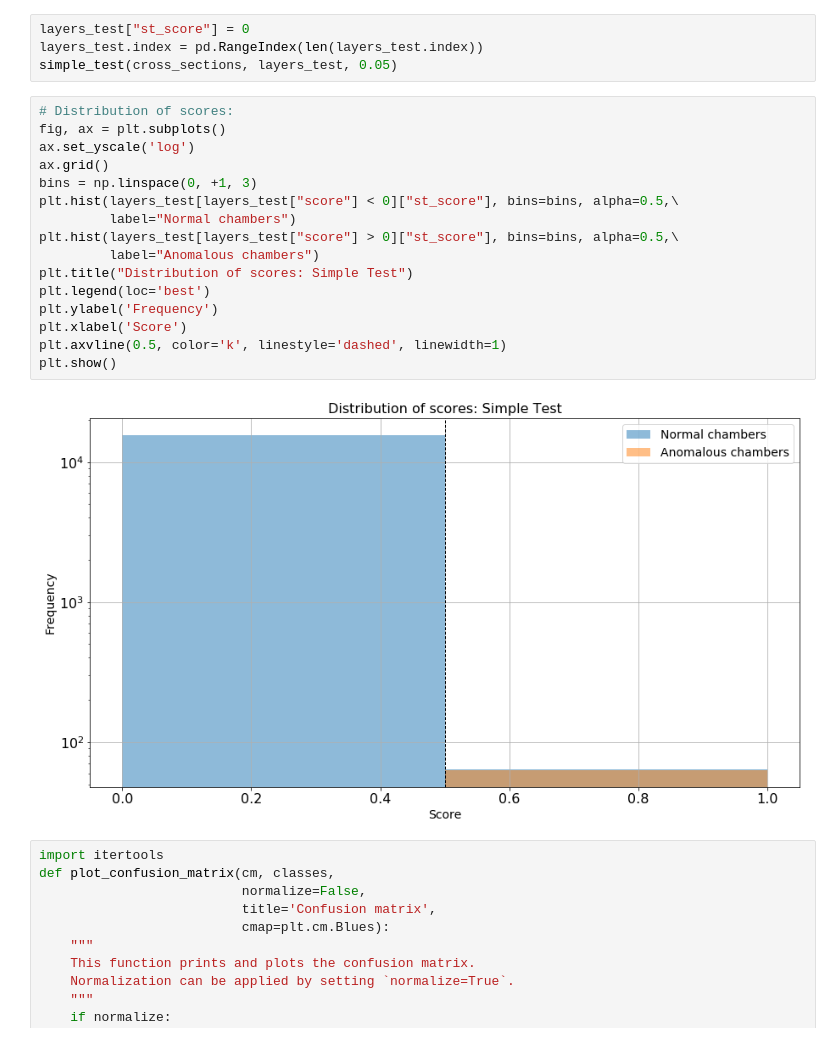
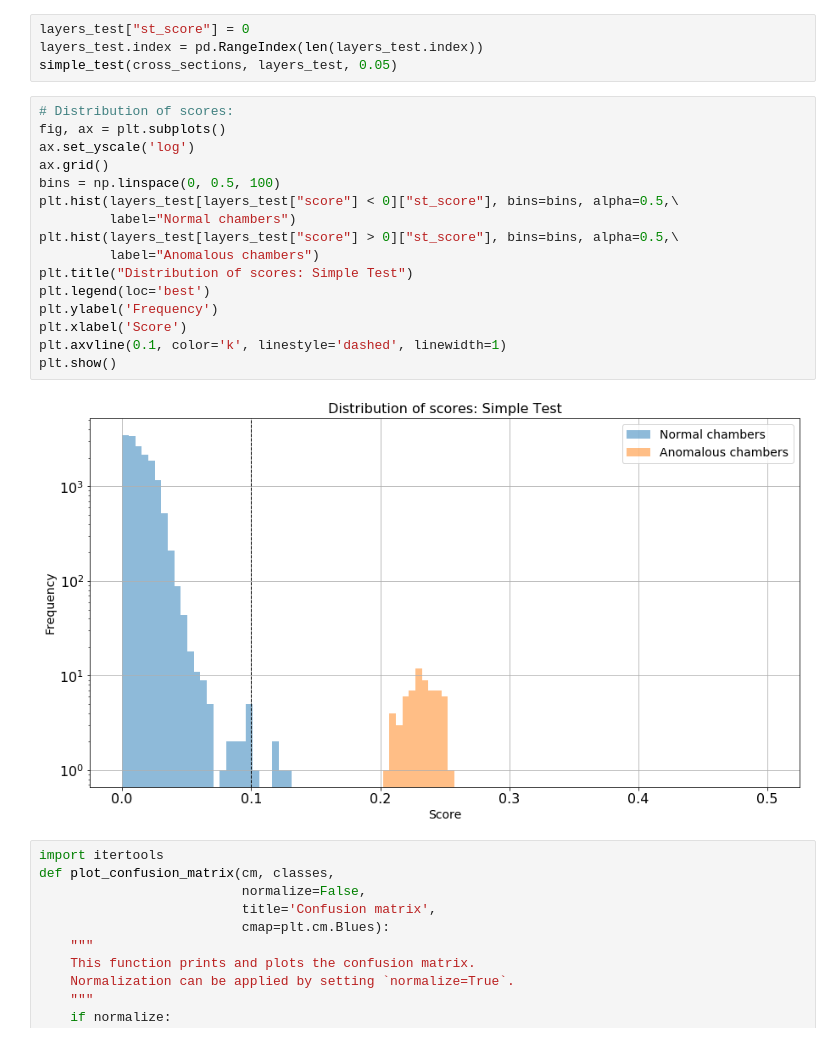
Before and after one commit to bapavlov/L1MTriggerRateMonitoringWithML, a Jupyter notebook: dt_trigger_monitoring_training_2018.ipynb, the cells around one changed output. Cells and saved outputs as stored; diff of their text form.

```diff
--- a/dt_trigger_monitoring_training_2018.ipynb
+++ b/dt_trigger_monitoring_training_2018.ipynb
@@ -1115,21 +1116,21 @@ simple_test(cross_sections, layers_test, 0.05)
 # %%
 # Distribution of scores:
 fig, ax = plt.subplots()
 ax.set_yscale('log')
 ax.grid()
-bins = np.linspace(0, +1, 3)
+bins = np.linspace(0, 0.5, 100)
 plt.hist(layers_test[layers_test["score"] < 0]["st_score"], bins=bins, alpha=0.5,\
          label="Normal chambers")
 plt.hist(layers_test[layers_test["score"] > 0]["st_score"], bins=bins, alpha=0.5,\
          label="Anomalous chambers")
 plt.title("Distribution of scores: Simple Test")
 plt.legend(loc='best')
 plt.ylabel('Frequency')
 plt.xlabel('Score')
-plt.axvline(0.5, color='k', linestyle='dashed', linewidth=1)
+plt.axvline(0.1, color='k', linestyle='dashed', linewidth=1)
 plt.show()
 # %% [output]
-[figure, old version]
+[figure, new version]
 # %%
 import itertools
 def plot_confusion_matrix(cm, classes,
```
Also changed, not shown: parts of 2 cells of this notebook.
